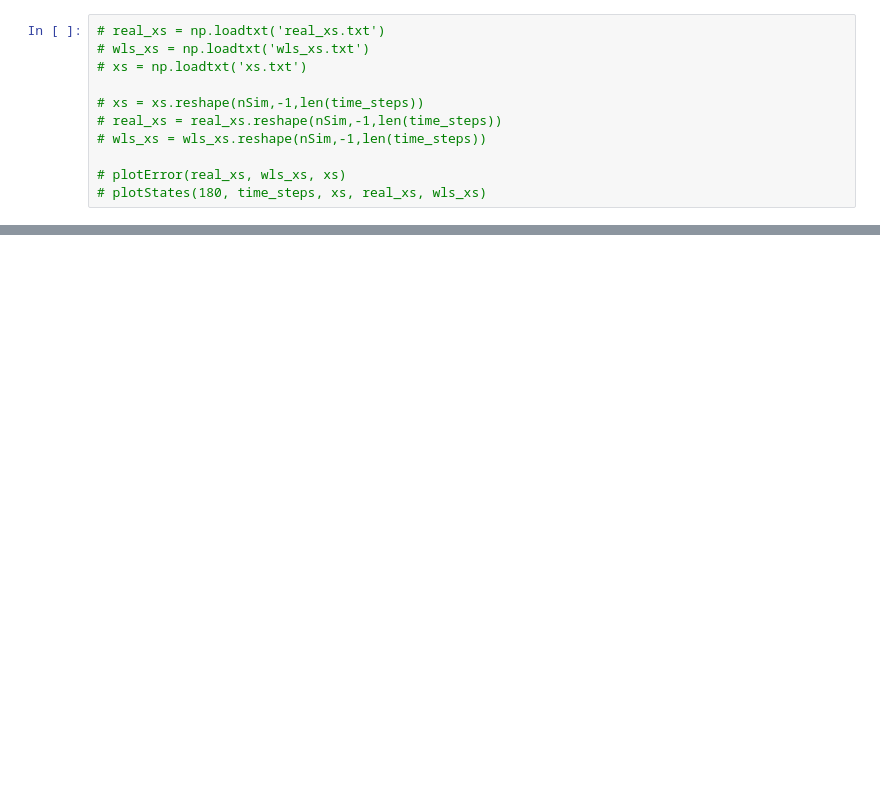
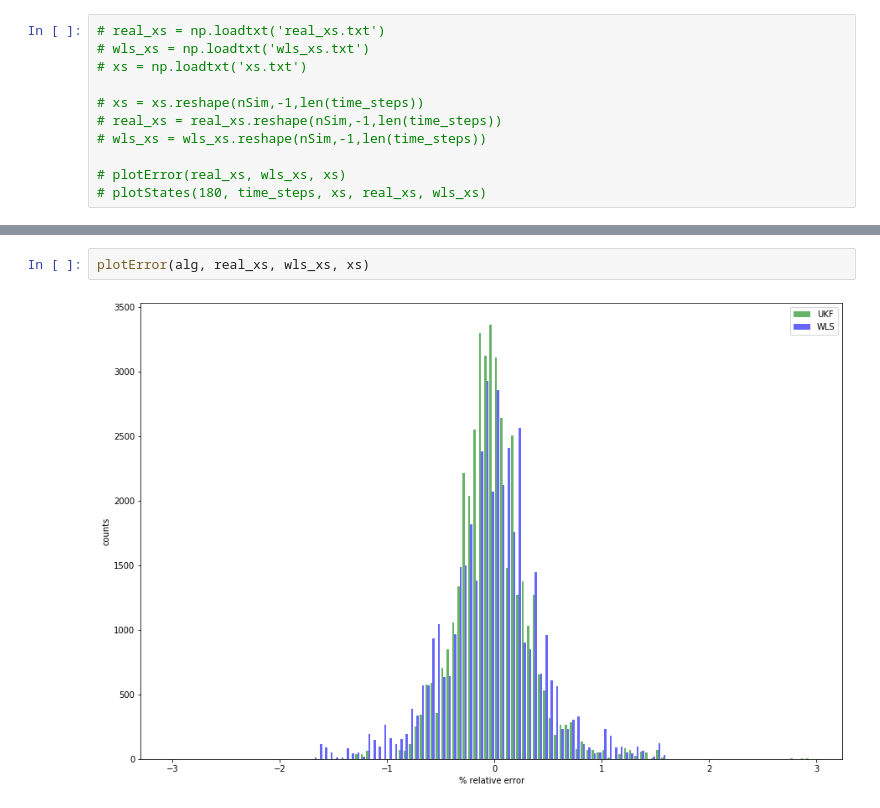
Before and after one commit to Nitty12/IAEW-student-job, a Jupyter notebook: EKF_cleaned_10.02.2020.ipynb, the cells around one changed output, grey strips where cells are left out. Saved outputs shown, nothing was run; the diff lists cells and outputs as text; blank space fills up the shorter version.

```diff
--- a/EKF_cleaned_10.02.2020.ipynb
+++ b/EKF_cleaned_10.02.2020.ipynb
@@ -464,0 +533,4 @@ runtime: 0:00:12.042842
+# %%
+plotError(alg, real_xs, wls_xs, xs)
+# %% [output]
+[figure, added]
```
Also changed, not shown: parts of 12 cells of this notebook, 14 other files.
